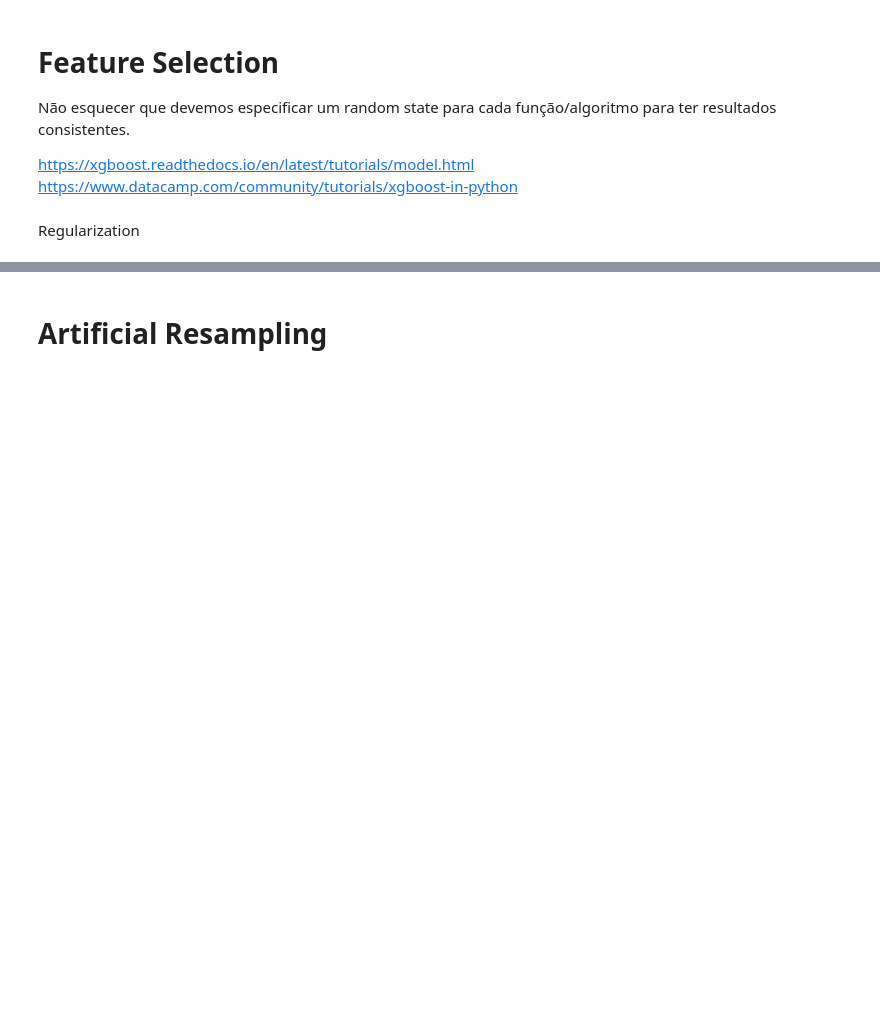
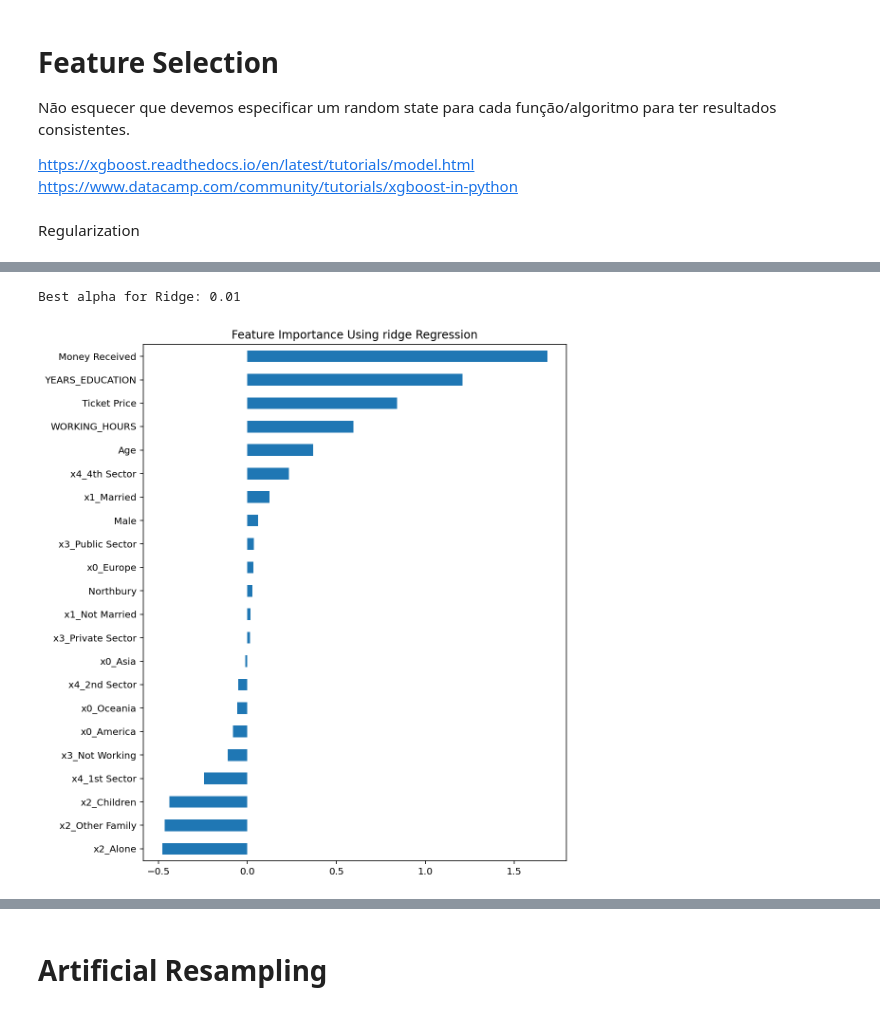
Before and after one commit to martaldsantos/newland_project, a Jupyter notebook: ML_Project-checkpoint.ipynb, the cells around one changed output, grey strips where cells are left out. Cells and saved outputs as stored; diff of their text form; code cells hidden in the pictures; blank space fills up the shorter version.

```diff
--- a/ML_Project-checkpoint.ipynb
+++ b/ML_Project-checkpoint.ipynb
@@ -1151,3 +1161,18 @@ Best alpha for Ridge: 0.01
+# %%
+ridge_alphas = np.linspace(0.01,100, num= 100)
+Ridge_Best_Alpha_Delete = RidgeClassifierCV(alphas = ridge_alphas, cv = 10)
+Ridge_Best_Alpha_Delete = Ridge_Best_Alpha_Delete.fit(X_train_Original, y_train)
+
+print('Best alpha for Ridge:', Ridge_Best_Alpha_Delete.alpha_)
+Ridge_Delete = RidgeClassifier(alpha = Ridge_Best_Alpha_Delete.alpha_)
+Ridge_Delete = Ridge_Delete.fit(X_train_Original, y_train)
+
+coef_Ridge = pd.Series(Ridge_Delete.coef_[0], index = X_train_Original.columns)
+coef_Ridge.sort_values()
+plot_importance(coef_Ridge, 'ridge')
+# %% [output]
+Best alpha for Ridge: 0.01
+[figure, added]
 # %%
 #N sei se faz sentido utilizar isto a 100 por cento pois é uma mistura do ridge e do lasso
 #Mas so pa dizer q fizemos acho fixe, temos é de pesquisar mais sobre isto para justificarmos tudo no report
```
Also changed, not shown: parts of 53 cells of this notebook.
